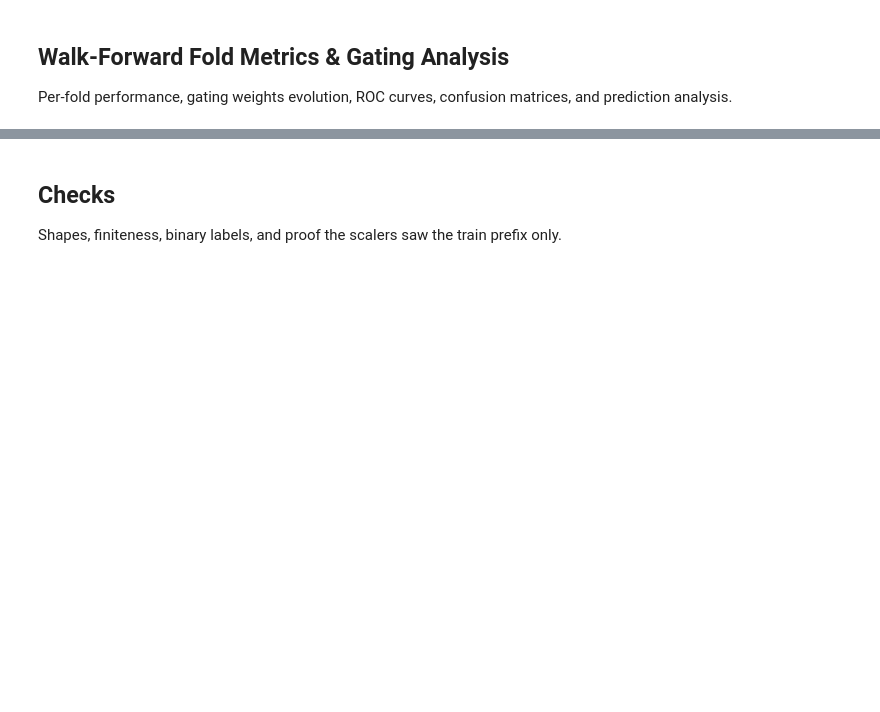
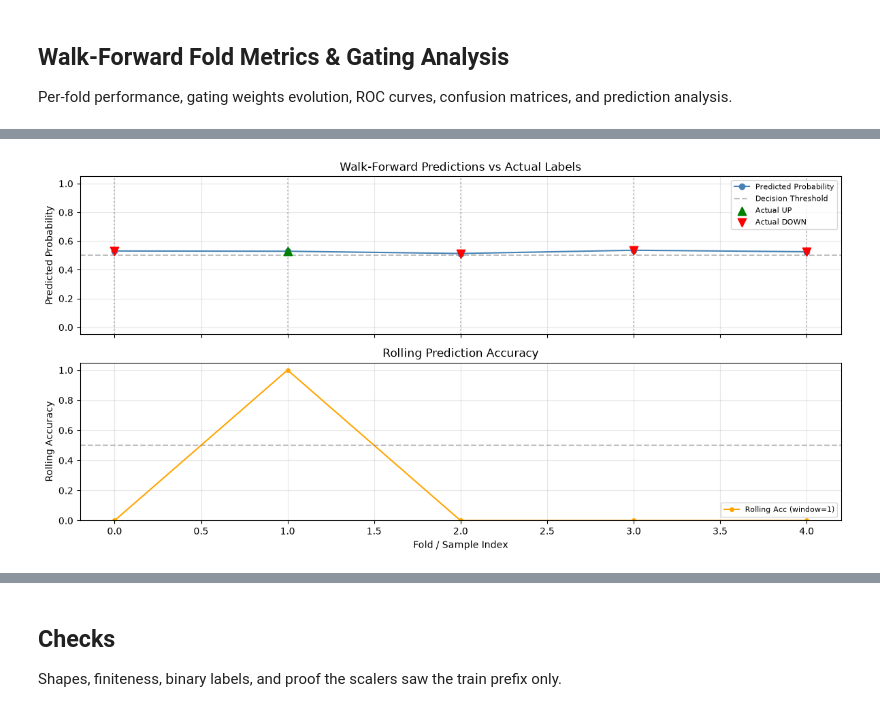
Before and after one commit to jwjooth/msdl-jci, a Jupyter notebook: notebooks/development.ipynb, the cells around one changed output, grey strips where cells are left out. Cells and saved outputs as stored; diff of their text form; code cells hidden in the pictures; blank space fills up the shorter version.

```diff
--- a/notebooks/development.ipynb
+++ b/notebooks/development.ipynb
@@ -616,69 +622,53 @@ else:
 # %%
 # Prediction vs Actual timeline
-if _HAS_TORCH and wf_metrics and "preds" in wf_metrics:
-    preds = wf_metrics["preds"]
-    truths = wf_metrics["truths"]
-    fold_indices = wf_metrics.get("fold_indices", list(range(len(preds))))
+if _HAS_TORCH and wf_metrics and 'preds' in wf_metrics:
+    preds = wf_metrics['preds']
+    truths = wf_metrics['truths']
+    fold_indices = wf_metrics.get('fold_indices', list(range(len(preds))))
 
     fig, (ax1, ax2) = plt.subplots(2, 1, figsize=(12, 6), sharex=True)
     x = np.arange(len(preds))
 
     # Predictions with actual markers
-    ax1.plot(x, preds, "o-", color="steelblue", label="Predicted Probability", markersize=6)
-    ax1.axhline(0.5, color="gray", linestyle="--", alpha=0.5, label="Decision Threshold")
+    ax1.plot(x, preds, 'o-', color='steelblue', label='Predicted Probability', markersize=6)
+    ax1.axhline(0.5, color='gray', linestyle='--', alpha=0.5, label='Decision Threshold')
     # Mark actual labels
     up_idx = [i for i, t in enumerate(truths) if t == 1.0]
     down_idx = [i for i, t in enumerate(truths) if t == 0.0]
-    ax1.scatter(
-        up_idx,
-        [preds[i] for i in up_idx],
-        color="green",
-        s=80,
-        marker="^",
-        label="Actual UP",
-        zorder=5,
-    )
-    ax1.scatter(
-        down_idx,
-        [preds[i] for i in down_idx],
-        color="red",
-        s=80,
-        marker="v",
-        label="Actual DOWN",
-        zorder=5,
-    )
+    ax1.scatter(up_idx, [preds[i] for i in up_idx], color='green', s=80, marker='^', label='Actual UP', zorder=5)
+    ax1.scatter(down_idx, [preds[i] for i in down_idx], color='red', s=80, marker='v', label='Actual DOWN', zorder=5)
     # Fold boundaries
-    if "fold_indices" in wf_metrics and len(wf_metrics["fold_indices"]) > 1:
-        for fi in wf_metrics["fold_indices"]:
+    if 'fold_indices' in wf_metrics and len(wf_metrics['fold_indices']) > 1:
+        for fi in wf_metrics['fold_indices']:
             if fi < len(preds):
-                ax1.axvline(fi, color="gray", linestyle=":", alpha=0.5)
-    ax1.set_ylabel("Predicted Probability")
-    ax1.set_title("Walk-Forward Predictions vs Actual Labels")
-    ax1.legend(loc="upper right", fontsize=8)
+                ax1.axvline(fi, color='gray', linestyle=':', alpha=0.5)
+    ax1.set_ylabel('Predicted Probability')
+    ax1.set_title('Walk-Forward Predictions vs Actual Labels')
+    ax1.legend(loc='upper right', fontsize=8)
     ax1.grid(True, alpha=0.3)
     ax1.set_ylim(-0.05, 1.05)
 
     # Accuracy over time (rolling)
     pred_labels = [1 if p > 0.5 else 0 for p in preds]
     rolling_acc = []
     window = max(1, len(preds) // 5)
     for i in range(len(preds)):
         start = max(0, i - window + 1)
-        rolling_acc.append(np.mean([pred_labels[j] == truths[j] for j in range(start, i + 1)]))
-    ax2.plot(
-        x, rolling_acc, "o-", color="orange", label=f"Rolling Acc (window={window})", markersize=4
-    )
-    ax2.axhline(0.5, color="gray", linestyle="--", alpha=0.5)
-    ax2.set_xlabel("Fold / Sample Index")
-    ax2.set_ylabel("Rolling Accuracy")
-    ax2.set_title("Rolling Prediction Accuracy")
-    ax2.legend(loc="lower right", fontsize=8)
+        rolling_acc.append(np.mean([pred_labels[j] == truths[j] for j in range(start, i+1)]))
+    ax2.plot(x, rolling_acc, 'o-', color='orange', label=f'Rolling Acc (window={window})', markersize=4)
+    ax2.axhline(0.5, color='gray', linestyle='--', alpha=0.5)
+    ax2.set_xlabel('Fold / Sample Index')
+    ax2.set_ylabel('Rolling Accuracy')
+    ax2.set_title('Rolling Prediction Accuracy')
+    ax2.legend(loc='lower right', fontsize=8)
     ax2.grid(True, alpha=0.3)
     ax2.set_ylim(0, 1.05)
 
     plt.tight_layout()
     plt.show()
 else:
     print("No predictions available for visualization.")
+# %% [output]
+[figure, added]
 # %%
 # ROC curves per fold
```
Also changed, not shown: parts of 12 cells of this notebook.
